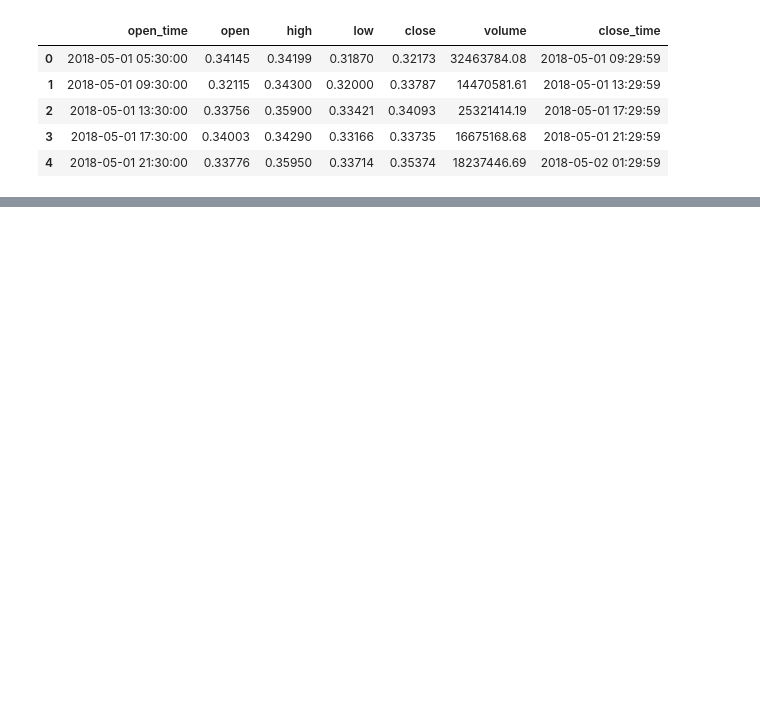
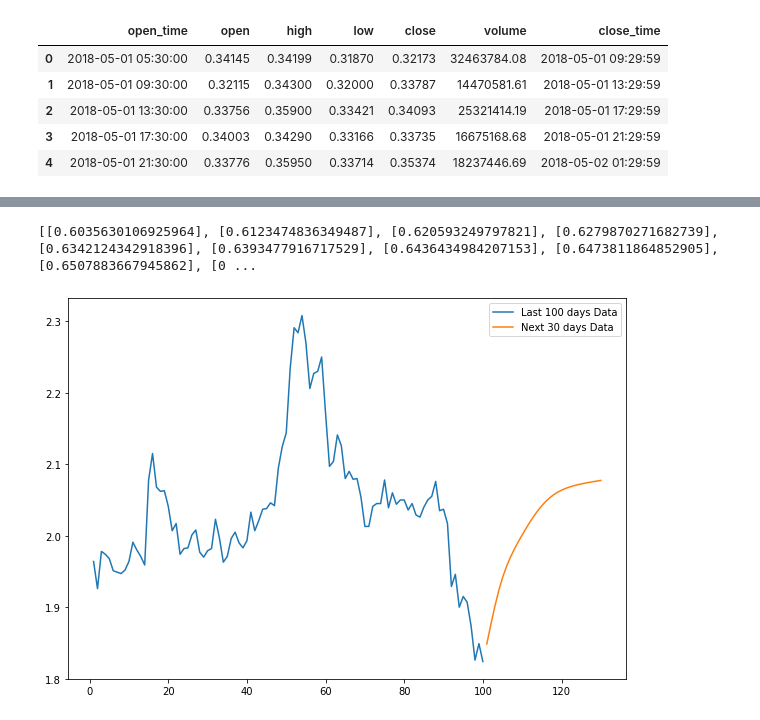
Before and after one commit to NonitMittal/crytpocurrency_price_prediction, a Jupyter notebook: LSTMmodel.ipynb, the cells around one changed output, grey strips where cells are left out. Drawn from its saved outputs; the diff is of its cells as text; code cells hidden in the pictures; blank space fills up the shorter version.

```diff
--- a/LSTMmodel.ipynb
+++ b/LSTMmodel.ipynb
@@ -121,0 +198,47 @@ ValueError: in user code:
+# %%
+# Now finding the prediction for next 30 days
+
+n_steps = time_step
+X_output_2d = []
+
+i=0
+while(i<30):
+    if( len(X_input_list) > 100 ):
+
+        # removing 1st data from list and reshaping array to 2-D
+        X_input_2d = np.array(X_input_list[1 : ]).reshape(1,-1)
+
+        # reshaping array to 3-D for model prediction
+        X_input_3d = X_input_2d.reshape((1, n_steps, 1))
+
+        X_output_3d = model.predict(X_input_3d)
+
+        X_input_list.extend(X_output_3d[0].tolist())
+        X_input_list = X_input_list[1 : ]
+
+        X_output_2d.extend(X_output_3d.tolist())
+
+    else:
+        X_input_3d = X_input_2d.reshape((1, n_steps, 1))
+        X_output_3d = model.predict(X_input_3d)
+
+        X_input_list.extend(X_output_3d[0].tolist())
+        X_output_2d.extend(X_output_3d.tolist())
+    i=i+1
+
+print(X_output_2d)
+# %% [output]
+[[0.6035630106925964], [0.6123474836349487], [0.620593249797821], [0.6279870271682739], [0.6342124342918396], [0.6393477916717529], [0.6436434984207153], [0.6473811864852905], [0.6507883667945862], [0 ...
+# %%
+# now plotting the next 30 days data with previous 100 days data
+
+day_last_100 = np.arange(1, time_step+1)
+day_next_30 = np.arange(time_step+1, time_step+1+30)
+
+plt.figure(figsize=(10, 7))
+plt.plot(day_last_100, scaler.inverse_transform(data_test[len(data_test)-time_step : ]), label = "Last 100 days Data")
+plt.plot(day_next_30, scaler.inverse_transform(X_output_2d), label = "Next 30 days Data")
+plt.legend()
+plt.show()
+# %% [output]
+[figure, added]
```
Also changed, not shown: parts of 21 cells of this notebook.
